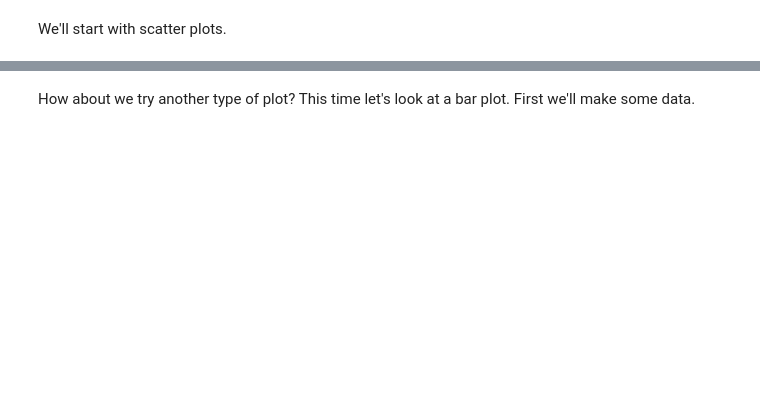
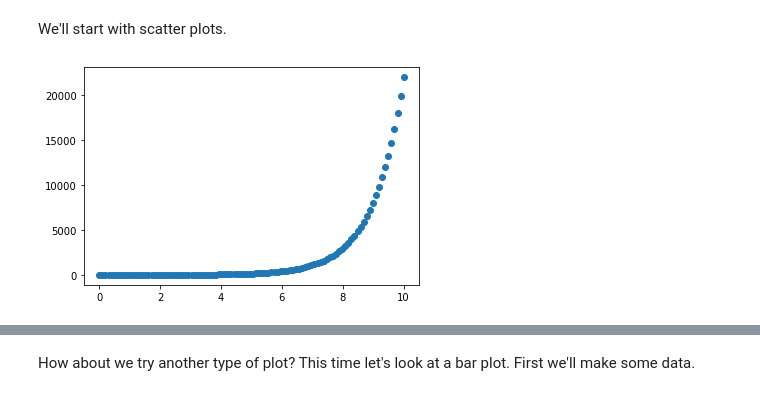
Before and after one commit to tamim-18/ML-CookBook, a Jupyter notebook: matplotlib/matplotlib-exercises.ipynb, the cells around one changed output, grey strips where cells are left out. Saved outputs shown, nothing was run; the diff lists cells and outputs as text; code cells hidden in the pictures; blank space fills up the shorter version.

```diff
--- a/matplotlib/matplotlib-exercises.ipynb
+++ b/matplotlib/matplotlib-exercises.ipynb
@@ -86,5 +106,10 @@ To help us, we'll import NumPy.
 We'll start with scatter plots.
 # %%
 # Create a scatter plot of X versus the exponential of X (np.exp(X))
+
+fig,ax=plt.subplots()
+ax.scatter(x,np.exp(x));
+# %% [output]
+[figure, added]
 # %%
 # Create a scatter plot of X versus np.sin(X)
```
Also changed, not shown: parts of 11 cells of this notebook.
